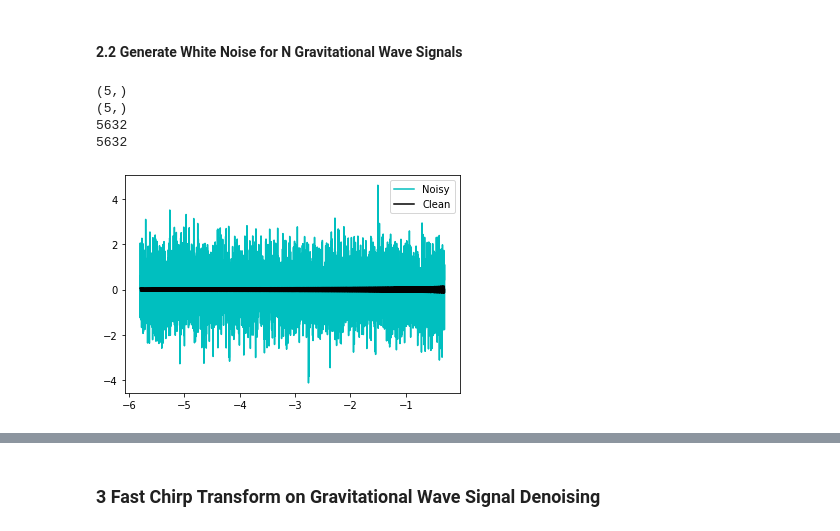
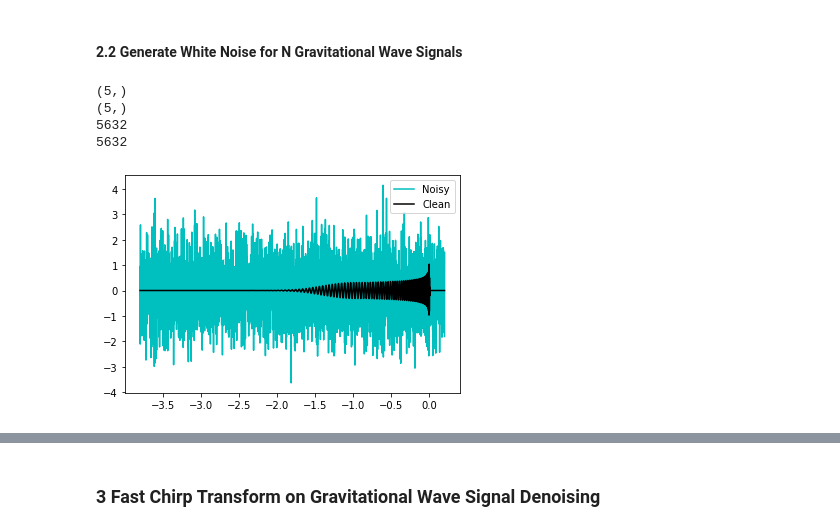
Before and after one commit to xli2522/GW-SignalGen, a Jupyter notebook: fast_chirp_gw.ipynb, the cells around one changed output, grey strips where cells are left out. Drawn from its saved outputs; the diff is of its cells as text; code cells hidden in the pictures.

```diff
--- a/fast_chirp_gw.ipynb
+++ b/fast_chirp_gw.ipynb
@@ -318,6 +323,8 @@ plt.show()
 # %%
 noisy_series = []       #np.zeros(len(generated_series))
 clean_series = []       #np.zeros(len(generated_series))
+clean_series_archive = np.zeros(len(generated_series))      # dummy fix for series object related error,
+                                  # will be changed in future updates for better performance and simplicity
 t = []
 
 # select time window between L and L2
@@ -331,34 +338,38 @@ times = np.arange(sample_rate * data_length) / float(sample_rate)     # can be r
 #t = hp1.sample_times[-L:][:L2]
 #dt = 1/sample_rate
 
 for i in range(len(generated_series)):
     # clear data and times container every iteration
     data = np.random.normal(size=[sample_rate * data_length])
 
     # assign noisy data
     noisy_series.append(data[waveform_start:waveform_start + len(generated_series[i])])
     t.append(generated_series[i].sample_times[-L:][:L2])
 
     #load normalized clean data
     temp_clean = list(reversed(10*generated_series[i]))    # Improve: change data type for better performance
     clean_series.append(list((reversed(temp_clean))))
 
+    # dummy fix for series object related error
+    #clean_series_archive[i] = gene
+
 #check both clean and noisy signal container
 print(np.shape(noisy_series))
 print(np.shape(clean_series))
 
 print(len(t[0]))
 print(len(noisy_series[0][-L:][:L2]))
-#sample the first signal
+
+#sample the last signal
 plt.figure()
-plt.plot(t[0], noisy_series[0][-L:][:L2], color='c', label='Noisy')
-plt.plot(t[0], clean_series[0][-L:][:L2], color='k', label='Clean')
+plt.plot(t[-1], noisy_series[-1][-L:][:L2], color='c', label='Noisy')
+plt.plot(t[-1], clean_series[-1][-L:][:L2], color='k', label='Clean')
 plt.legend()
 
 plt.show()
 # %% [output]
 (5,)
 (5,)
 5632
 5632
-[figure, old version]
+[figure, new version]
```
Also changed, not shown: parts of 11 cells of this notebook.
